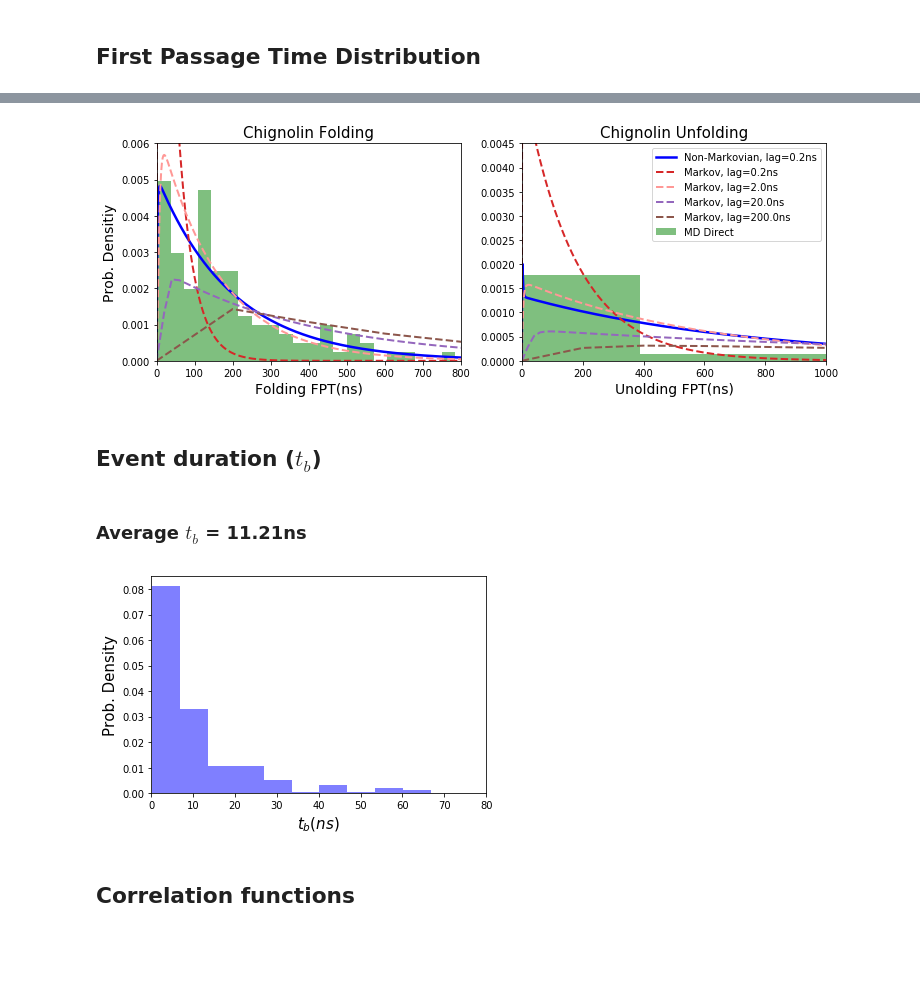
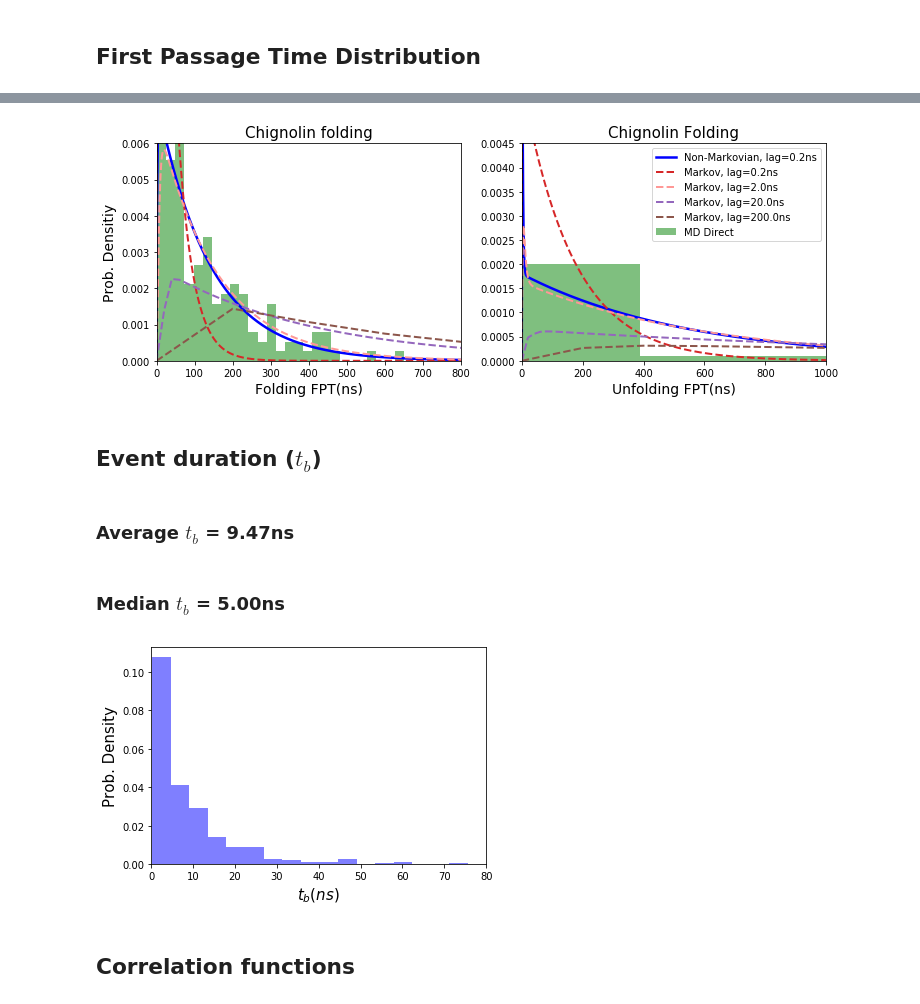
Before and after one commit to choderalab/msm-mfpt, a Jupyter notebook: models/Chignoling_mfpts_and_corrfunc_after_clustering.ipynb, the cells around one changed output, grey strips where cells are left out. Drawn from its saved outputs; the diff is of its cells as text; code cells hidden in the pictures; blank space fills up the shorter version.

```diff
--- a/models/Chignoling_mfpts_and_corrfunc_after_clustering.ipynb
+++ b/models/Chignoling_mfpts_and_corrfunc_after_clustering.ipynb
@@ -161,7 +211,7 @@ lag_index = [ get_lagtime_from_array(lags, element*0.2)[0] for element in lag_to
 
 # This are the t_cut intervals to explore (in lag-time units) with the lag times in "lag_to_use"
 #range_per_lag = [[200,600], [200,350], [100,250], [30,200]]
-range_per_lag = [[400,900]]
+range_per_lag = [[150,600]]
 # %% [markdown]
 ### Clustering
 # %%
@@ -197,8 +247,8 @@ for k, index in enumerate(lag_index):
         big_clusters_index =[]
 
         # clustering
-        #clusters, t_min, t_max, clustered_tmatrix = kinetic_clustering_from_tmatrix(K, t_cut=t_cut, verbose=False)
-        clusters, t_min, t_max = kinetic_clustering2_from_tmatrix(K, t_cut=t_cut, verbose=False)
+        clusters, t_min, t_max, clustered_tmatrix = kinetic_clustering_from_tmatrix(K, t_cut=t_cut, verbose=False)
+        #clusters, t_min, t_max = kinetic_clustering2_from_tmatrix(K, t_cut=t_cut, verbose=False)
 
 
         t_min_list.append(t_min)
@@ -216,8 +266,8 @@ for k, index in enumerate(lag_index):
         big_clusters_list.append(big_clusters)
 
         if n_big > 1:
-            #tAB = markov_commute_time(clustered_tmatrix,[macrostates[0]],[macrostates[1]] )
-            tAB = markov_commute_time(K,[macrostates[0]],[macrostates[1]] )
+            #tAB = markov_commute_time(clustered_tmatrix,big_clusters[macrostates[0]],big_clusters[macrostates[1]] )
+            tAB = markov_commute_time(K, big_clusters[macrostates[0]], big_clusters[macrostates[1]] )
         else:
             tAB = 0.0
         t_AB_list.append(tAB)
@@ -247,7 +297,7 @@ for k, index in enumerate(lag_index):
     plt.show()
 
     printmd("#### t_AB plots:")
-    plot_t_AB(t_cut_values, t_min_list, t_max_list, t_AB_list,tAB_interval=[200,300])
+    plot_t_AB(t_cut_values, t_min_list, t_max_list, t_AB_list,tAB_interval=[0,50])
 
 #     printmd("#### RMSD of the Macrostates:")
 #     plot_rmsd_histogram_clusters(t_cut_values, big_clusters_list, rmsd, dt, dtrajs=cluster.dtrajs)
@@ -276,2 +326,19 @@ t_cut: 172.40ns, t_min: 177.62ns, t_max: 4.02e+02ns, tAB: 245.21ns
 # %% [markdown]
 # Selecting t_cut = 119ns for mfpts calculations
+# %%
+#Selection of the t_cut
+macrostates = biggest_clusters_indexes(big_clusters_list[6], n_pick=2)
+
+# Folded and unfolded definition
+stateA = big_clusters_list[6][macrostates[0]]
+stateB = big_clusters_list[6][macrostates[1]]
+
+rmsdA = rmsd_of_cluster(stateA, rmsd, cluster.dtrajs[0])
+rmsdB = rmsd_of_cluster(stateB, rmsd, cluster.dtrajs[0])
+
+#stateA is always the unfolded state
+if rmsdB > rmsdA:
+    stateA, stateB = stateB, stateA
+
+print("RMSD folded:   ", rmsdB )
+print("RMSD unfolded: ", rmsdA )
@@ -278,12 +348,5 @@ t_cut: 172.40ns, t_min: 177.62ns, t_max: 4.02e+02ns, tAB: 245.21ns
 # %%
 dt = 0.0002 # in micro-sec
-
-if 0 in big_clusters_list[6][1]:
-    stateA = big_clusters_list[6][0]  #Unfolded
-    stateB = big_clusters_list[6][1]  #Folded
-else:
-    stateA = big_clusters_list[6][1]  #Unfolded
-    stateB = big_clusters_list[6][0]  #Folded
 
 lag_to_use = lags[0:16:2]
 
@@ -481,51 +544,53 @@ ax1.plot(*fptdAB.T,label='Non-Markovian, lag=0.2ns', color='b',lw=2.5)
 
 for i, density in enumerate(markov_fptdAB_list):
     ax1.plot(*density.T,'--', linewidth=2.0, color=color_sequence[i],
              label='Markov, lag={}ns'.format(lag_to_use_fptd[i]*0.2) )
 
 
 
 ax1.hist(np.array(empiric_fptsAB)*0.2, normed=True, bins=50, label='MD Direct', color='green', alpha=0.5)
 ax1.set_ylabel("Prob. Densitiy", fontsize=14)
 ax1.set_xlabel("Folding FPT(ns)", fontsize=14)
 ax1.set_xlim([0,800])
 ax1.set_ylim(0,0.006)
-ax1.set_title('Chignolin Folding', fontsize=15)
+ax1.set_title('Chignolin folding', fontsize=15)
 
 
 ax2 = fig.add_subplot(122)
 ax2.plot(*fptdBA.T,label='Non-Markovian, lag=0.2ns',lw=2.5, color='b')
 
 for i, density in enumerate(markov_fptdBA_list):
     ax2.plot(*density.T,'--', linewidth=2.0, color=color_sequence[i],
              label='Markov, lag={}ns'.format(lag_to_use_fptd[i]*0.2) )
 
 ax2.hist(np.array(empiric_fptsBA)*0.2, normed=True, bins=20, label='MD Direct', color='green', alpha=0.5)
-ax2.set_xlabel("Unolding FPT(ns)", fontsize=14)
+ax2.set_xlabel("Unfolding FPT(ns)", fontsize=14)
 ax2.set_xlim([0,1000])
 ax2.set_ylim(0,0.0045)
-ax2.set_title('Chignolin Unfolding', fontsize=15)
+ax2.set_title('Chignolin Folding', fontsize=15)
 ax2.legend()
 
 fig.tight_layout
 
 plt.show()
 # %% [output]
-[figure, old version]
+[figure, new version]
 # %% [markdown]
 ## Event duration ($t_b$)
 # %%
 printmd("###  Average $t_b$ = {:.2f}ns".format(0.2*sum(tb_values)/len(tb_values)))
+printmd("###  Median $t_b$ = {:.2f}ns".format(0.2*np.median(tb_values)))
 
-plt.hist(np.array(tb_values)*0.2, normed=True, bins=20, color='blue', alpha=0.5)
+plt.hist(np.array(tb_values)*0.2, normed=True, bins=30, color='blue', alpha=0.5)
 plt.xlabel("$t_b (ns)$", fontsize=15)
 plt.ylabel("Prob. Density", fontsize=15)
 plt.annotate
 plt.xlim([0,80])
 plt.show()
 # %% [output]
-###  Average $t_b$ = 11.21ns
+###  Average $t_b$ = 9.47ns
+###  Median $t_b$ = 5.00ns
-[figure, old version]
+[figure, new version]
 # %% [markdown]
 ## Correlation functions
 # %%
```
Also changed, not shown: parts of 13 cells of this notebook, 1 other file.
